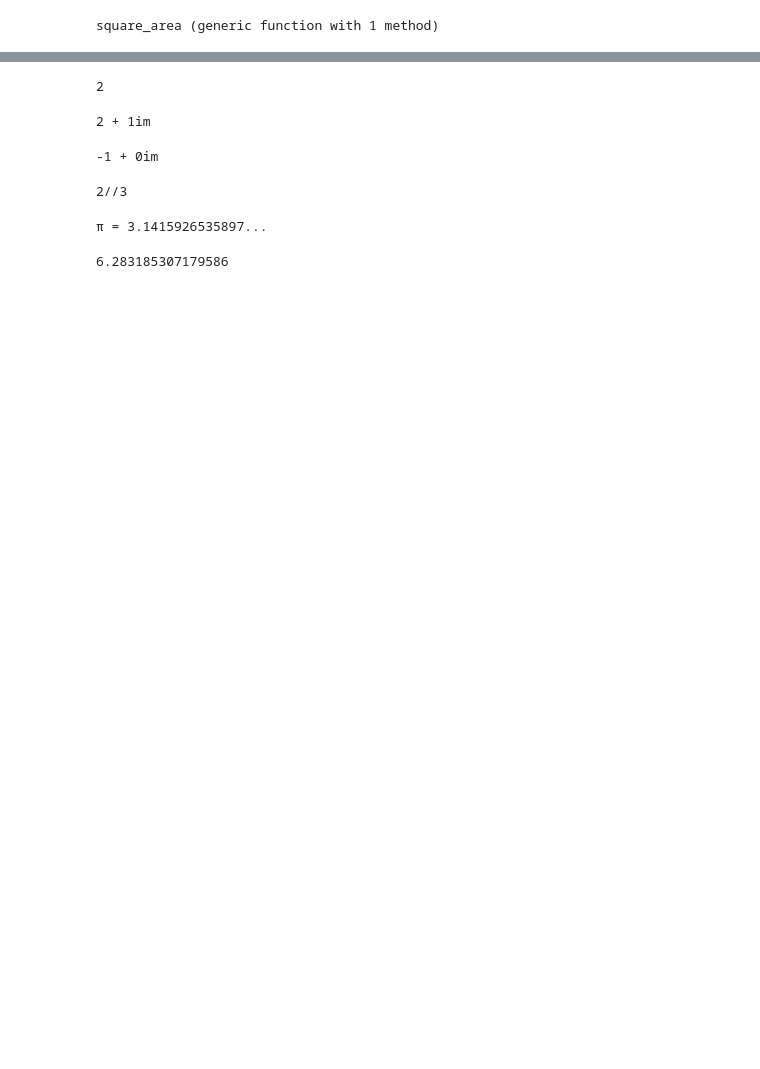
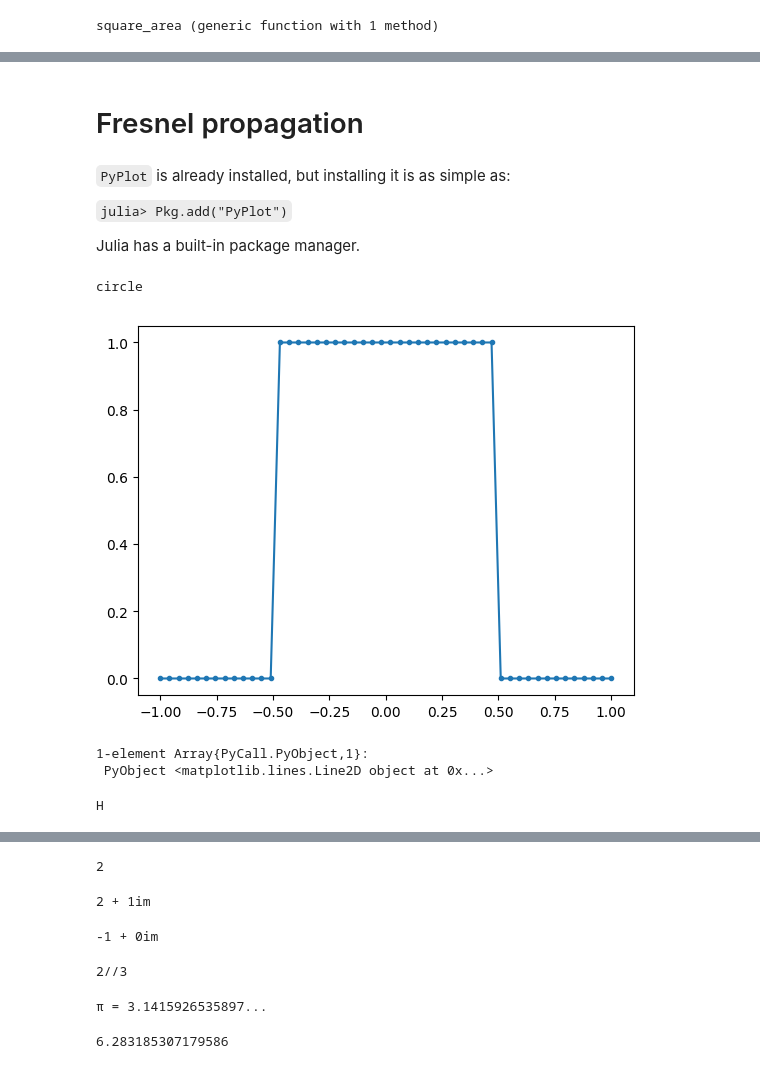
Before and after one commit to rawlik/julia-seminar, a Jupyter notebook: seminar.ipynb, the cells around one changed output, grey strips where cells are left out. Drawn from its saved outputs; the diff is of its cells as text; code cells hidden in the pictures; blank space fills up the shorter version.

Commit message:
Quicksort, Fresnel propagation, down side of julia.

```diff
--- a/seminar.ipynb
+++ b/seminar.ipynb
@@ -185,3 +285,11 @@ Source line: 1
         popq    %rbp
         retq
         nopw    (%rax,%rax)
+# %% [markdown]
+# Fresnel propagation
+# %% [markdown]
+`PyPlot` is already installed, but installing it is as simple as:
+
+`julia> Pkg.add("PyPlot")`
+
+Julia has a built-in package manager.
@@ -187,0 +298,23 @@ Source line: 1
+# %%
+"The rectangle function."
+rect(x) = one(x) * (abs(x) < 0.5)
+
+"A circular grating"
+circle(x, y, m, L) = m * rect(sqrt(x^2 + y^2) / 2L)
+# %% [output]
+circle
+# %%
+x = linspace(-1, 1)
+plot(x, rect.(x), ".-")
+# %% [output]
+[figure, added]
+1-element Array{PyCall.PyObject,1}:
+ PyObject <matplotlib.lines.Line2D object at 0x...>
+# %%
+"frequencies for which the fft is calculated"
+fftfreq(n) = ifftshift(-cld(n-1, 2) : fld(n-1, 2)) / n
+
+"Transfer function for the Fresnel free propagation."
+H(fx, fy, λ, z) = exp(-im * π * λ * z * (fx^2 + fy^2))
+# %% [output]
+H
```
Also changed, not shown: parts of 103 cells of this notebook.
